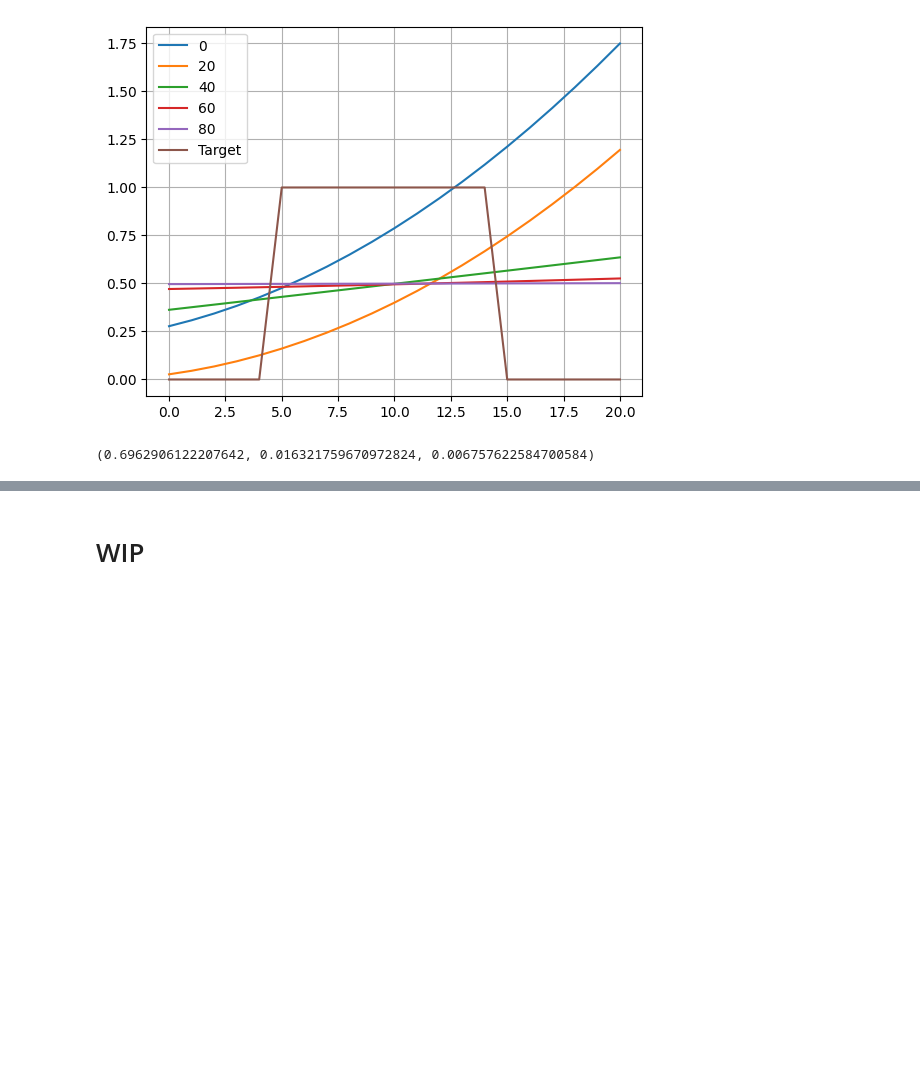
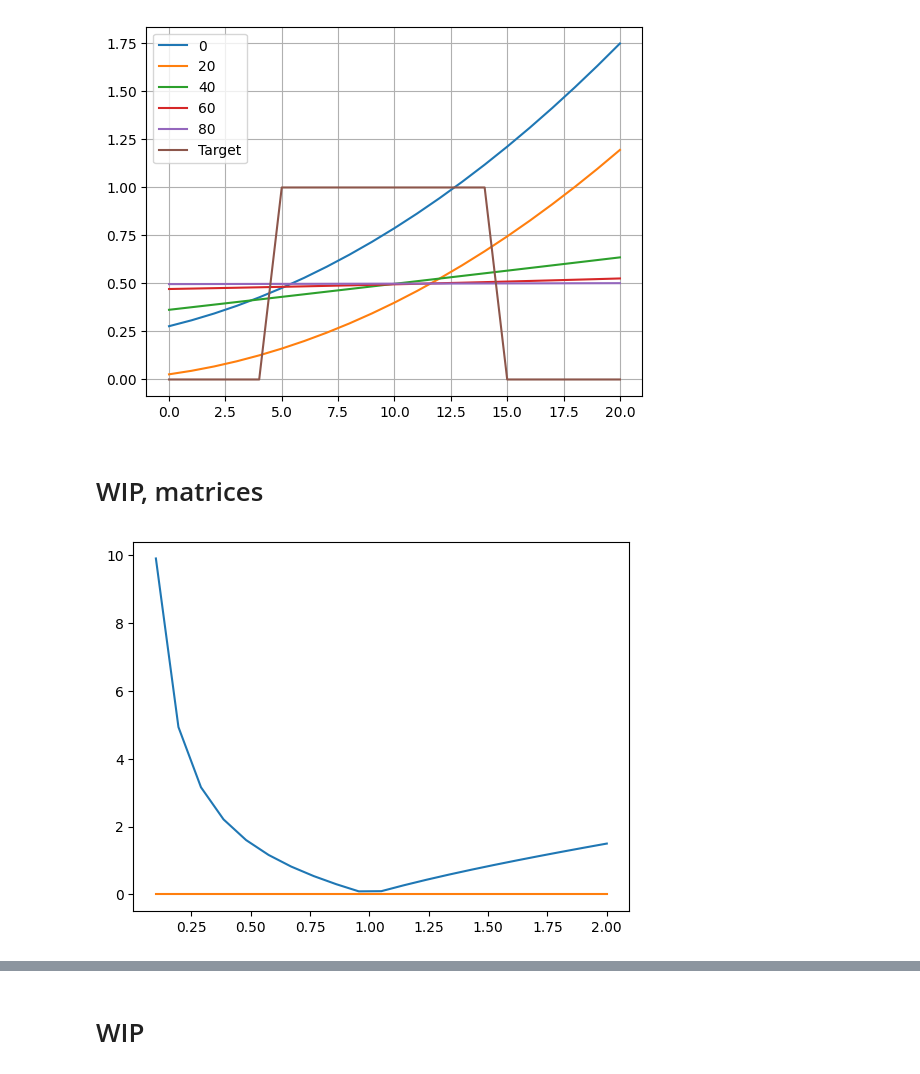
Before and after one commit to a-dag-a/sandbox__ML, a Jupyter notebook: autodiff/WIP.ipynb, the cells around one changed output, grey strips where cells are left out. Cells and saved outputs as stored; diff of their text form; code cells hidden in the pictures; blank space fills up the shorter version.

Commit message:
WIP making matrices of poynomials work

```diff
--- a/autodiff/WIP.ipynb
+++ b/autodiff/WIP.ipynb
@@ -51,7 +51,19 @@ Iteration 40 : (c0,c1,c2) = [0.5906112194061279, 0.37537670135498047, -0.0363509
 Iteration 60 : (c0,c1,c2) = [0.684832751750946, 0.1471276581287384, -0.05883714184165001]; f = 0.2521376609802246
 Iteration 80 : (c0,c1,c2) = [0.7046326994895935, 0.0478719100356102, 0.012041608802974224]; f = 0.2499135136604309
 [figure]
-# %%
-c0.item(), c1.item(), c2.item()
-# %% [output]
-(0.6962906122207642, 0.016321759670972824, 0.006757622584700584)
+# %% [markdown]
+# WIP, matrices
+# %%
+# parameters = torch.tensor(np.random.rand(2), requires_grad=True)
+parameters = torch.tensor([1.0,1.0])
+L1,C1 = parameters.detach().numpy()
+M = [
+    [torch.tensor(1-(w**2)*L1*C1), torch.tensor(1j*w*L1)],
+    [torch.tensor(1j*w*C1), torch.ones(len(w))]
+]
+
+plt.plot(w,abs(M[0][0]/M[1][0])); plt.grid()
+_temp = computeCurve(torch.tensor([1.0,1.0], requires_grad=True))
+plt.plot(w,_temp); plt.grid()
+# %% [output]
+[figure, added]
```
Also changed, not shown: parts of 4 cells of this notebook.
